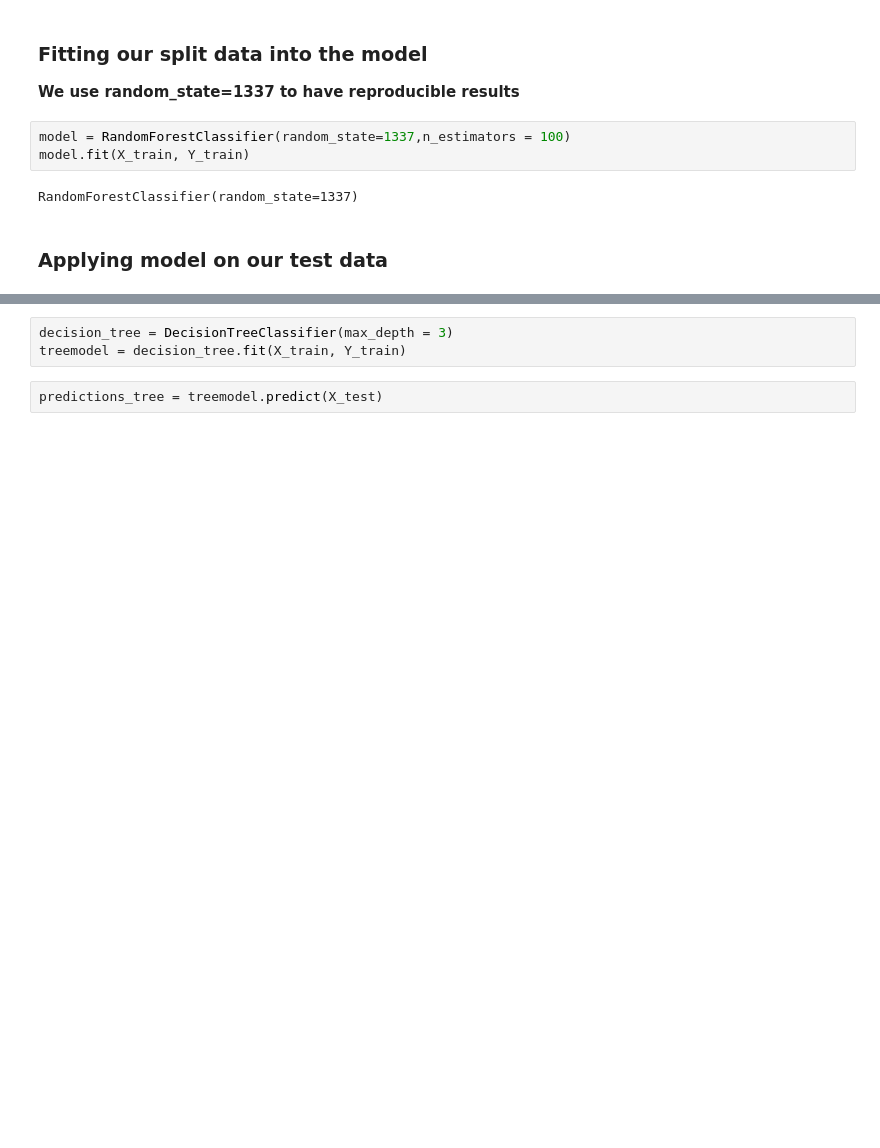
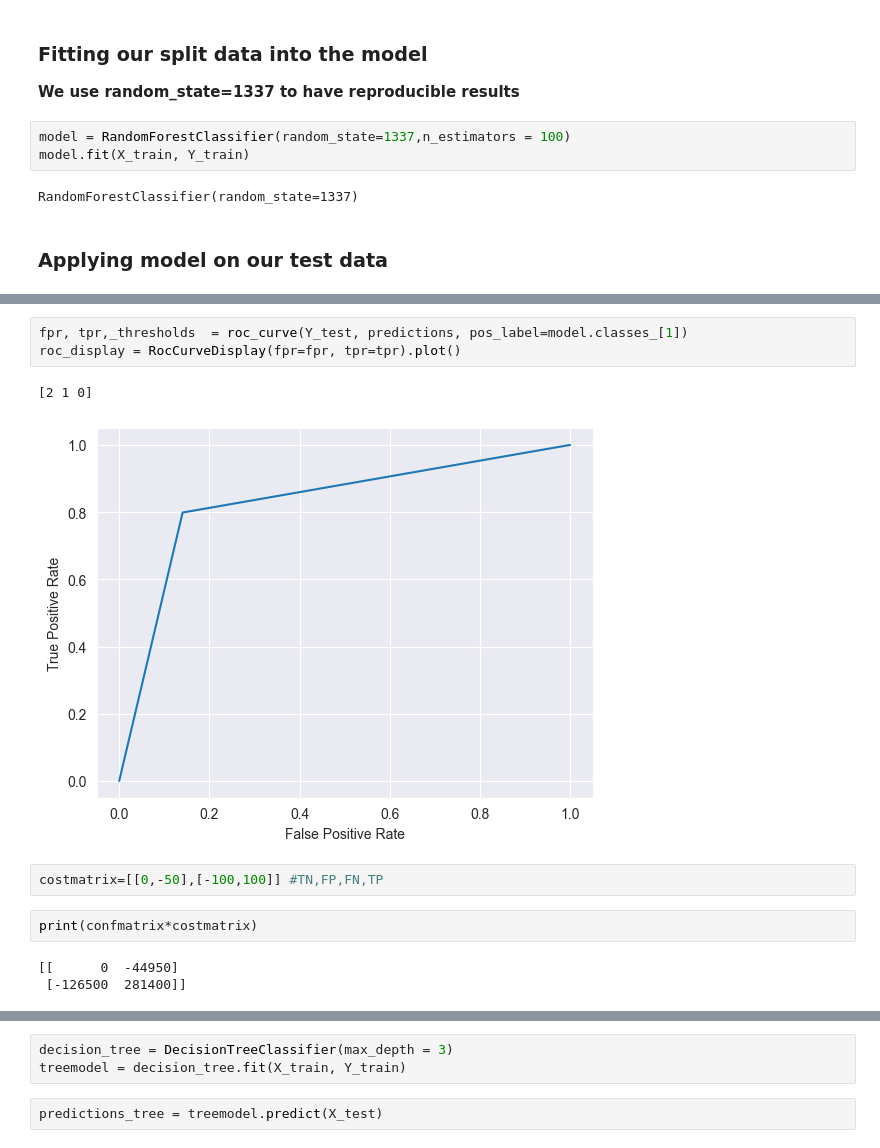
Before and after one commit to balooooooooo/machine_learning_1_coursework, a Jupyter notebook: modelling.ipynb, the cells around one changed output, grey strips where cells are left out. Drawn from its saved outputs; the diff is of its cells as text; blank space fills up the shorter version.

```diff
--- a/modelling.ipynb
+++ b/modelling.ipynb
@@ -80,3 +96,16 @@ print(confmatrix)
+# %%
+fpr, tpr,_thresholds  = roc_curve(Y_test, predictions, pos_label=model.classes_[1])
+roc_display = RocCurveDisplay(fpr=fpr, tpr=tpr).plot()
+# %% [output]
+[2 1 0]
+[figure, added]
+# %%
+costmatrix=[[0,-50],[-100,100]] #TN,FP,FN,TP
+# %%
+print(confmatrix*costmatrix)
+# %% [output]
+[[      0  -44950]
+ [-126500  281400]]
 # %%
 model = RandomForestClassifier(random_state=1337, n_estimators=10)
 model.fit(X_train, Y_train)
```
Also changed, not shown: parts of 12 cells of this notebook.
